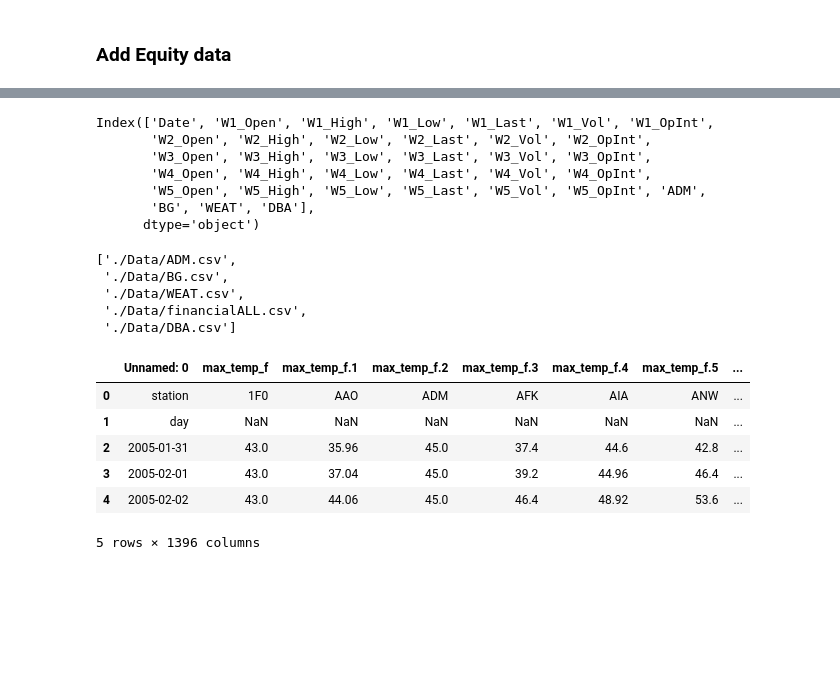
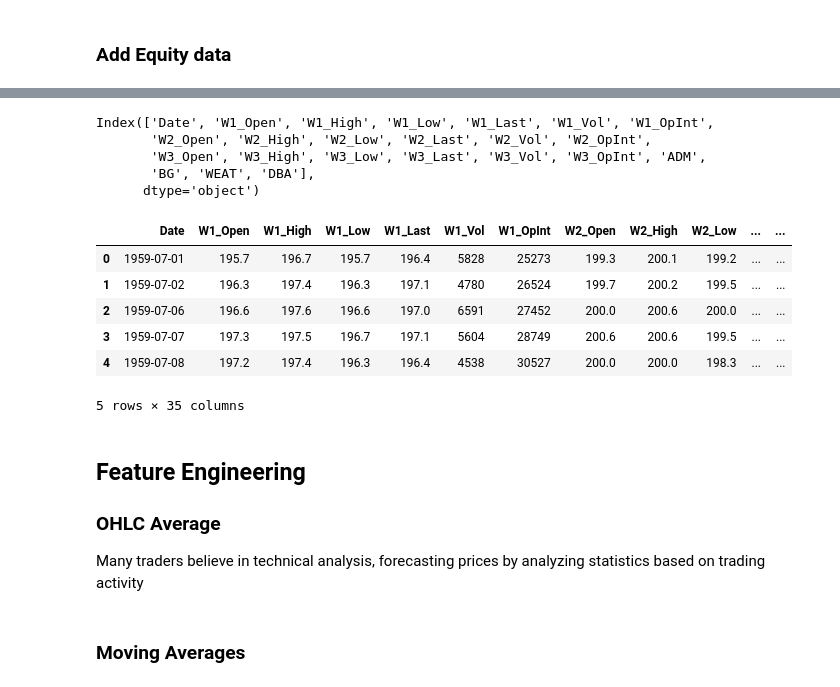
Before and after one commit to andrewredd/aa-project, a Jupyter notebook: futures_data.ipynb, the cells around one changed output, grey strips where cells are left out. Saved outputs shown, nothing was run; the diff lists cells and outputs as text; code cells hidden in the pictures; blank space fills up the shorter version.

```diff
--- a/futures_data.ipynb
+++ b/futures_data.ipynb
@@ -94,7 +101,7 @@ filenamesEQ = [x for x in filenames if x not in filenamesFUT]
 colsEQ = ['Date','Close']
 
 for file in filenamesEQ:
-    if 'financialALL' not in file:
+    if 'financialALL' not in file and 'pivoted' not in file:
         df = pd.read_csv(file, parse_dates=[0])
         df = df[colsEQ]
 
@@ -102,7 +109,6 @@ for file in filenamesEQ:
         ticker = file.split('/')[2].split('.')[0]
 
         df.columns = ['Date', ticker]
-        print(df.dtypes)
-        print()
+
         #merge with futures data
         dat = dat.merge(df, how='left', on='Date')
@@ -127,17 +117,10 @@ dat.columns
 # %% [output]
 Index(['Date', 'W1_Open', 'W1_High', 'W1_Low', 'W1_Last', 'W1_Vol', 'W1_OpInt',
        'W2_Open', 'W2_High', 'W2_Low', 'W2_Last', 'W2_Vol', 'W2_OpInt',
-       'W3_Open', 'W3_High', 'W3_Low', 'W3_Last', 'W3_Vol', 'W3_OpInt',
-       'W4_Open', 'W4_High', 'W4_Low', 'W4_Last', 'W4_Vol', 'W4_OpInt',
-       'W5_Open', 'W5_High', 'W5_Low', 'W5_Last', 'W5_Vol', 'W5_OpInt', 'ADM',
+       'W3_Open', 'W3_High', 'W3_Low', 'W3_Last', 'W3_Vol', 'W3_OpInt', 'ADM',
        'BG', 'WEAT', 'DBA'],
       dtype='object')
-# %%
-filenamesEQ
-# %% [output]
-['./Data/ADM.csv',
- './Data/BG.csv',
- './Data/WEAT.csv',
- './Data/financialALL.csv',
- './Data/DBA.csv']
+# %%
+# make Date the index
+dat = dat.set_index('Date')
 # %%
@@ -144,12 +128,20 @@ filenamesEQ
 dat.to_csv("./Data/financialALL.csv")
 # %%
-dfW = pd.read_csv("./Data/pivoted_daily.csv", )
-dfW.head()
+#dfW = pd.read_csv("./Data/pivoted_daily.csv", header=0, dtype=np.float64)
+#dfW.head()
-# %% [output]
-|  | Unnamed: 0 | max_temp_f | max_temp_f.1 | max_temp_f.2 | max_temp_f.3 | max_temp_f.4 | max_temp_f.5 | ... |
-| 0 | station | 1F0 | AAO | ADM | AFK | AIA | ANW | ... |
-| 1 | day | NaN | NaN | NaN | NaN | NaN | NaN | ... |
-| 2 | 2005-01-31 | 43.0 | 35.96 | 45.0 | 37.4 | 44.6 | 42.8 | ... |
-| 3 | 2005-02-01 | 43.0 | 37.04 | 45.0 | 39.2 | 44.96 | 46.4 | ... |
-| 4 | 2005-02-02 | 43.0 | 44.06 | 45.0 | 46.4 | 48.92 | 53.6 | ... |
-5 rows × 1396 columns
+# %%
+dat.head()
+# %% [output]
+|  | Date | W1_Open | W1_High | W1_Low | W1_Last | W1_Vol | W1_OpInt | W2_Open | W2_High | W2_Low | ... | ... |
+| 0 | 1959-07-01 | 195.7 | 196.7 | 195.7 | 196.4 | 5828 | 25273 | 199.3 | 200.1 | 199.2 | ... | ... |
+| 1 | 1959-07-02 | 196.3 | 197.4 | 196.3 | 197.1 | 4780 | 26524 | 199.7 | 200.2 | 199.5 | ... | ... |
+| 2 | 1959-07-06 | 196.6 | 197.6 | 196.6 | 197.0 | 6591 | 27452 | 200.0 | 200.6 | 200.0 | ... | ... |
+| 3 | 1959-07-07 | 197.3 | 197.5 | 196.7 | 197.1 | 5604 | 28749 | 200.6 | 200.6 | 199.5 | ... | ... |
+| 4 | 1959-07-08 | 197.2 | 197.4 | 196.3 | 196.4 | 4538 | 30527 | 200.0 | 200.0 | 198.3 | ... | ... |
+5 rows × 35 columns
+# %% [markdown]
+## Feature Engineering
+
+### OHLC Average
+
+Many traders believe in technical analysis, forecasting prices by analyzing statistics based on trading activity
@@ -155,0 +159,2 @@ dfW.head()
+# %% [markdown]
+### Moving Averages
```
Also changed, not shown: parts of 38 cells of this notebook.
